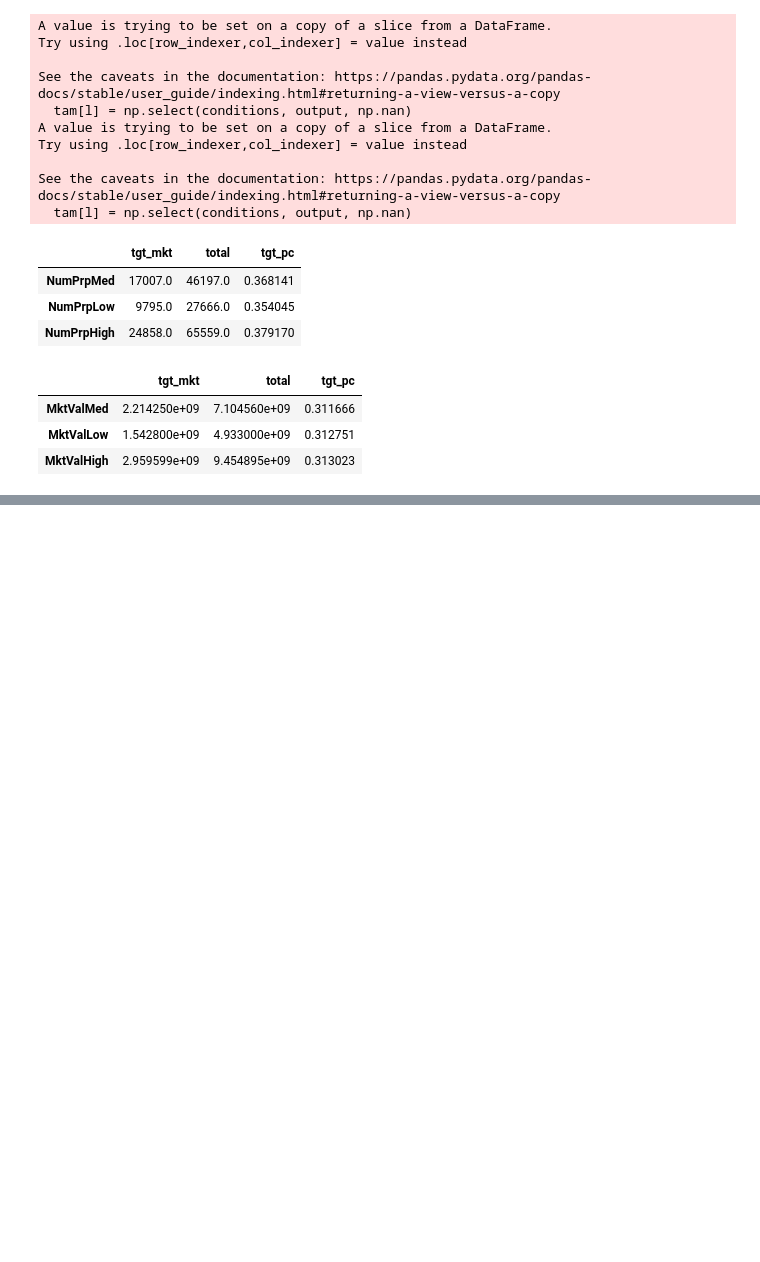
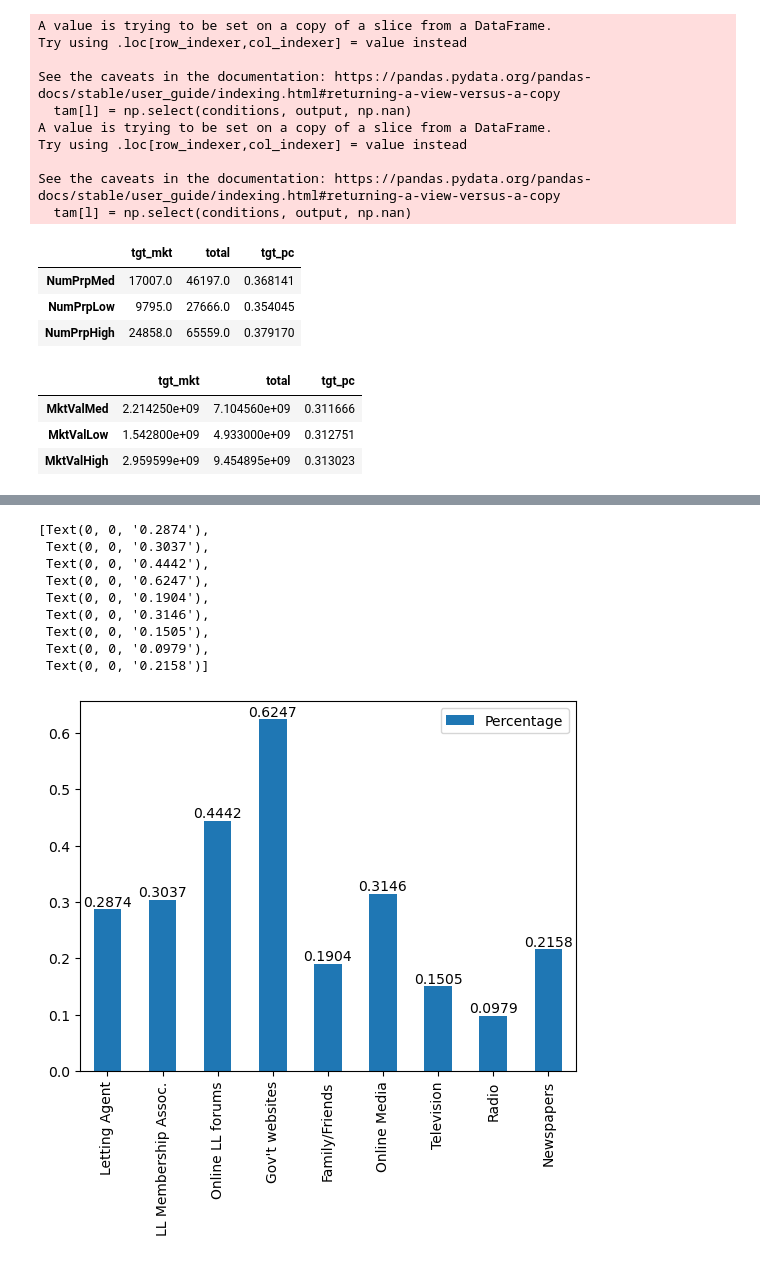
Before and after one commit to sam-hatley/landlord-data, a Jupyter notebook: exploration.ipynb, the cells around one changed output, grey strips where cells are left out. Cells and saved outputs as stored; diff of their text form; code cells hidden in the pictures; blank space fills up the shorter version.

```diff
--- a/exploration.ipynb
+++ b/exploration.ipynb
@@ -633,0 +706,6 @@ prp_df
+# %%
+df = mkt_inf.sum().to_frame()
+f = lambda a : round(a / len(mkt_inf.index), 4)
+df = df.applymap(f)
+df.columns = ["Percentage"]
+df
@@ -633,0 +723,14 @@ prp_df
+# %%
+ax = df.plot.bar()
+ax.bar_label(ax.containers[0])
+# %% [output]
+[Text(0, 0, '0.2874'),
+ Text(0, 0, '0.3037'),
+ Text(0, 0, '0.4442'),
+ Text(0, 0, '0.6247'),
+ Text(0, 0, '0.1904'),
+ Text(0, 0, '0.3146'),
+ Text(0, 0, '0.1505'),
+ Text(0, 0, '0.0979'),
+ Text(0, 0, '0.2158')]
+[figure, added]
```
Also changed, not shown: parts of 5 cells of this notebook.
